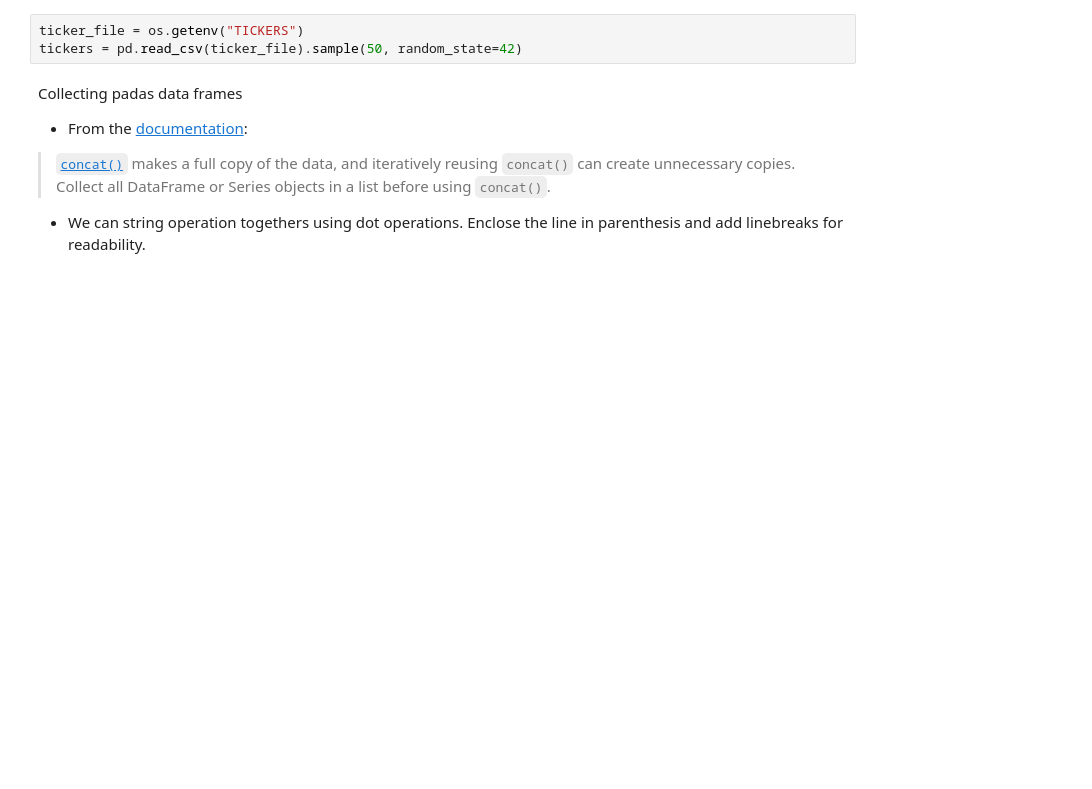
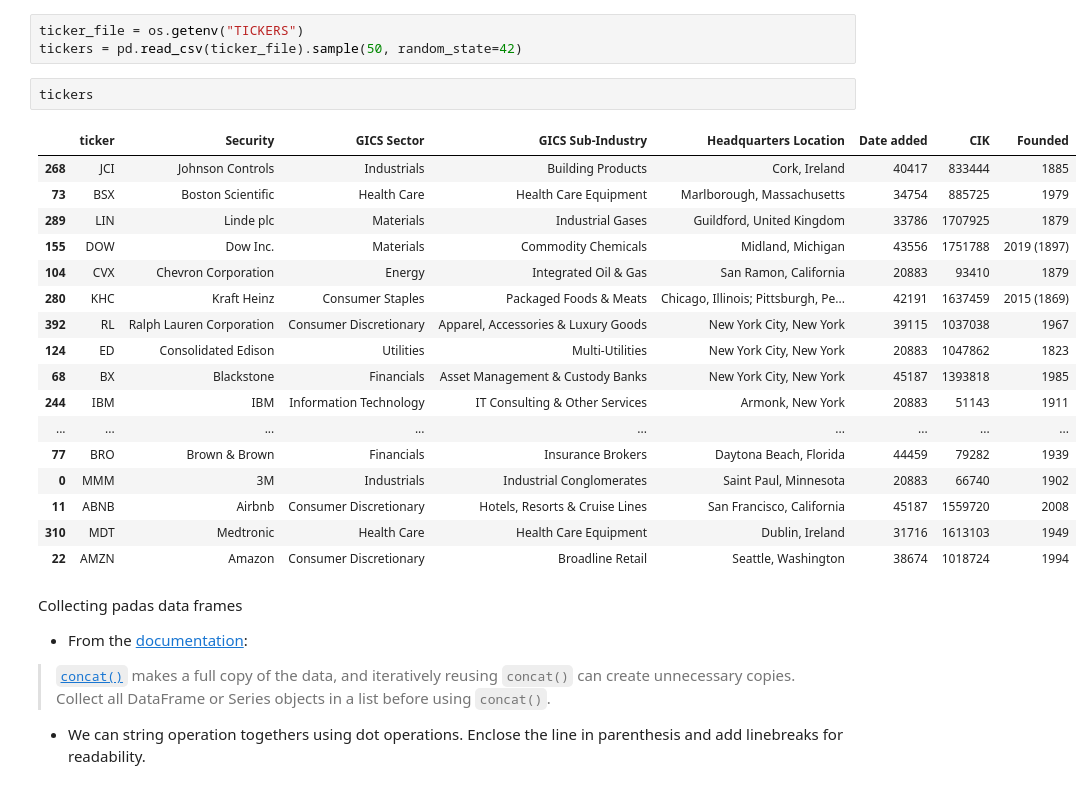
Before and after one commit to UofT-DSI/production, a Jupyter notebook: 01_materials/labs/02_data_engineering.ipynb, the cells around one changed output. Saved outputs shown, nothing was run; the diff lists cells and outputs as text; blank space fills up the shorter version.

```diff
--- a/01_materials/labs/02_data_engineering.ipynb
+++ b/01_materials/labs/02_data_engineering.ipynb
@@ -77,6 +102,26 @@ px = stock.history(start = "2013-12-01", end = "2024-02-01")
 # %%
 ticker_file = os.getenv("TICKERS")
 tickers = pd.read_csv(ticker_file).sample(50, random_state=42)
+# %%
+tickers
+# %% [output]
+|  | ticker | Security | GICS Sector | GICS Sub-Industry | Headquarters Location | Date added | CIK | Founded |
+| 268 | JCI | Johnson Controls | Industrials | Building Products | Cork, Ireland | 40417 | 833444 | 1885 |
+| 73 | BSX | Boston Scientific | Health Care | Health Care Equipment | Marlborough, Massachusetts | 34754 | 885725 | 1979 |
+| 289 | LIN | Linde plc | Materials | Industrial Gases | Guildford, United Kingdom | 33786 | 1707925 | 1879 |
+| 155 | DOW | Dow Inc. | Materials | Commodity Chemicals | Midland, Michigan | 43556 | 1751788 | 2019 (1897) |
+| 104 | CVX | Chevron Corporation | Energy | Integrated Oil & Gas | San Ramon, California | 20883 | 93410 | 1879 |
+| 280 | KHC | Kraft Heinz | Consumer Staples | Packaged Foods & Meats | Chicago, Illinois; Pittsburgh, Pe... | 42191 | 1637459 | 2015 (1869) |
+| 392 | RL | Ralph Lauren Corporation | Consumer Discretionary | Apparel, Accessories & Luxury Goods | New York City, New York | 39115 | 1037038 | 1967 |
+| 124 | ED | Consolidated Edison | Utilities | Multi-Utilities | New York City, New York | 20883 | 1047862 | 1823 |
+| 68 | BX | Blackstone | Financials | Asset Management & Custody Banks | New York City, New York | 45187 | 1393818 | 1985 |
+| 244 | IBM | IBM | Information Technology | IT Consulting & Other Services | Armonk, New York | 20883 | 51143 | 1911 |
+| ... | ... | ... | ... | ... | ... | ... | ... | ... |
+| 77 | BRO | Brown & Brown | Financials | Insurance Brokers | Daytona Beach, Florida | 44459 | 79282 | 1939 |
+| 0 | MMM | 3M | Industrials | Industrial Conglomerates | Saint Paul, Minnesota | 20883 | 66740 | 1902 |
+| 11 | ABNB | Airbnb | Consumer Discretionary | Hotels, Resorts & Cruise Lines | San Francisco, California | 45187 | 1559720 | 2008 |
+| 310 | MDT | Medtronic | Health Care | Health Care Equipment | Dublin, Ireland | 31716 | 1613103 | 1949 |
+| 22 | AMZN | Amazon | Consumer Discretionary | Broadline Retail | Seattle, Washington | 38674 | 1018724 | 1994 |
 # %% [markdown]
 Collecting padas data frames
 
```
Also changed, not shown: parts of 16 cells of this notebook, 4 other files.
